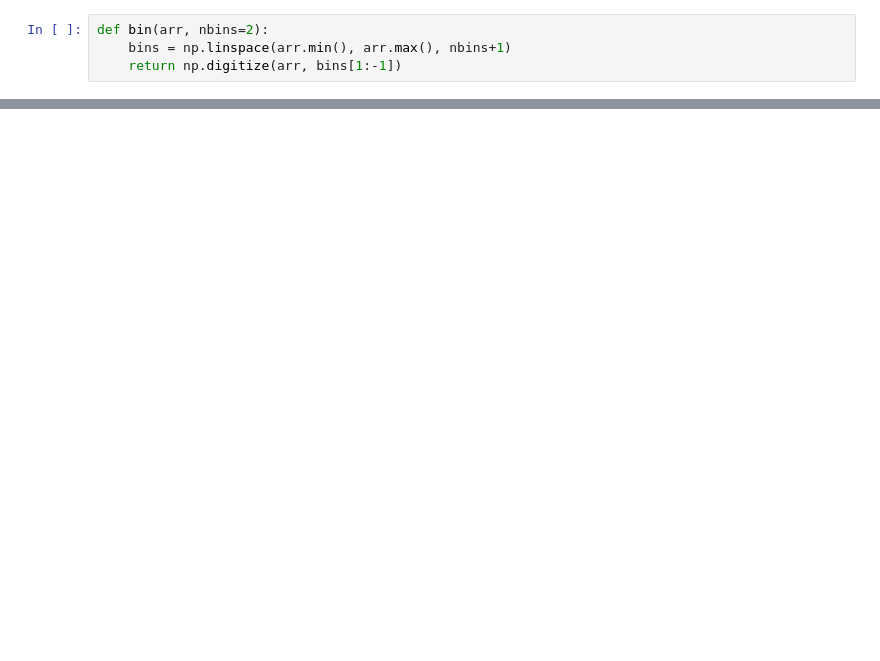
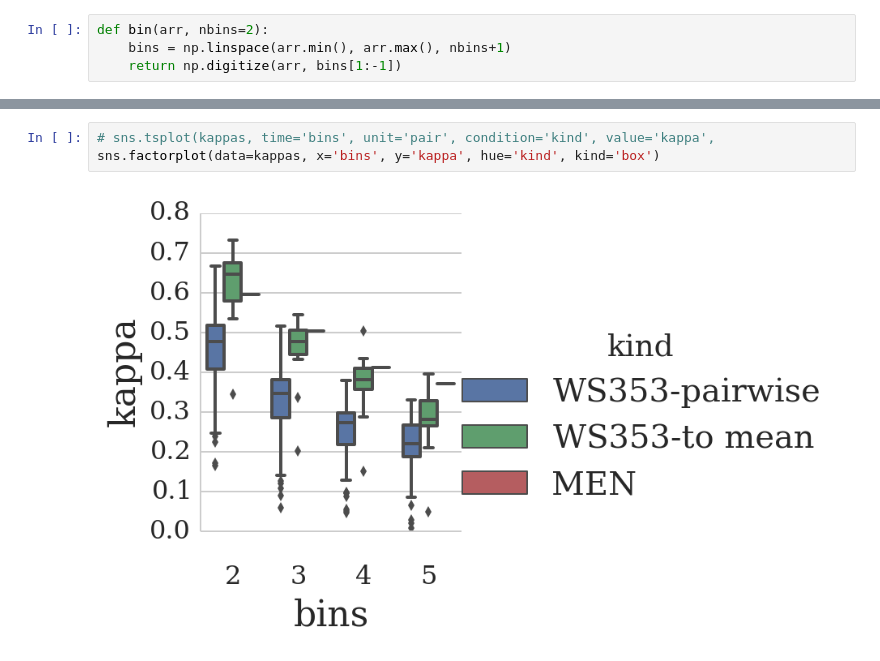
Before and after one commit to mbatchkarov/ExpLosion, a Jupyter notebook: notebooks/ws353-agreement.ipynb, the cells around one changed output, grey strips where cells are left out. Cells and saved outputs as stored; diff of their text form; blank space fills up the shorter version.

```diff
--- a/notebooks/ws353-agreement.ipynb
+++ b/notebooks/ws353-agreement.ipynb
@@ -75,0 +95,5 @@ sns.tsplot(kappas, time='bins', unit='pair', value='kappa', err_style='unit_trac
+# %%
+# sns.tsplot(kappas, time='bins', unit='pair', condition='kind', value='kappa',
+sns.factorplot(data=kappas, x='bins', y='kappa', hue='kind', kind='box')
+# %% [output]
+[figure, added]
```
Also changed, not shown: parts of 24 cells of this notebook, 1 other file.
